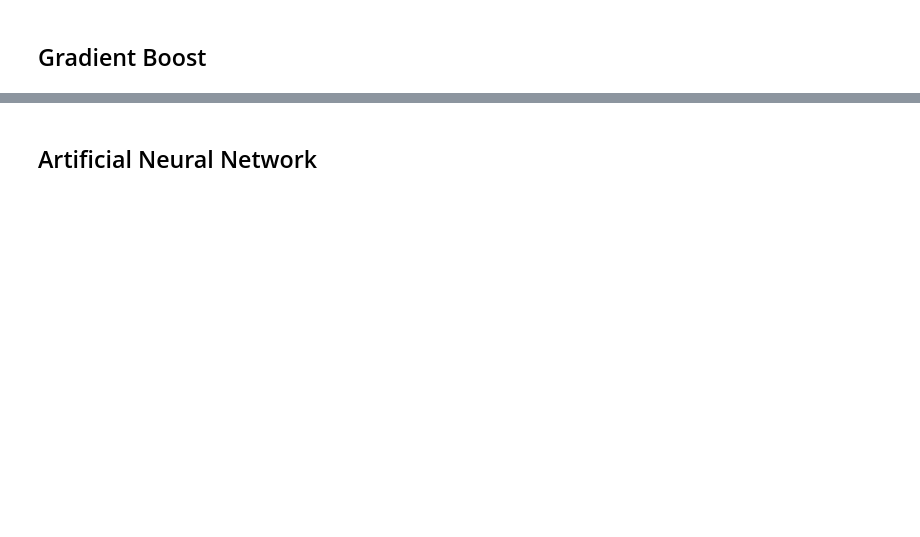
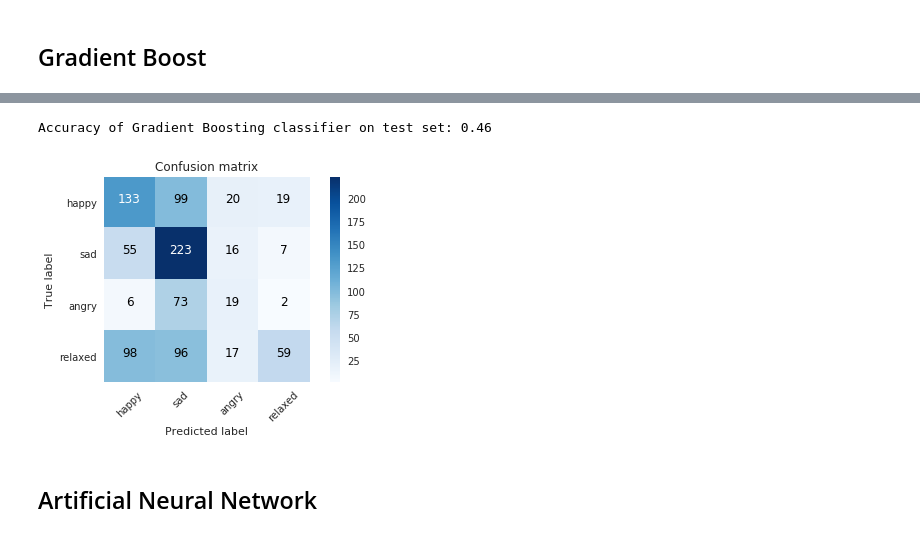
Before and after one commit to sgiammy/emotion-patterns-in-music-playlists, a Jupyter notebook: src/EmoInt.ipynb, the cells around one changed output, grey strips where cells are left out. Drawn from its saved outputs; the diff is of its cells as text; code cells hidden in the pictures; blank space fills up the shorter version.

Commit message:
[EmoInt.ipynb]General classifiers improvements

```diff
--- a/src/EmoInt.ipynb
+++ b/src/EmoInt.ipynb
@@ -266,3 +268,10 @@ Accuracy: 0.76 (+/- 0.10)
+# %%
+y_pred = svm.predict(X_test)
+plot_confusion_matrix(confusion_matrix(y_test, y_pred))
+print('Accuracy of Gradient Boosting classifier on test set: {:.2f}'.format(svm.score(X_test, y_test)))
+# %% [output]
+Accuracy of Gradient Boosting classifier on test set: 0.46
+[figure, added]
 # %% [markdown]
 ## Artificial Neural Network
 # %%
```
Also changed, not shown: parts of 8 cells of this notebook, 1 other file.
